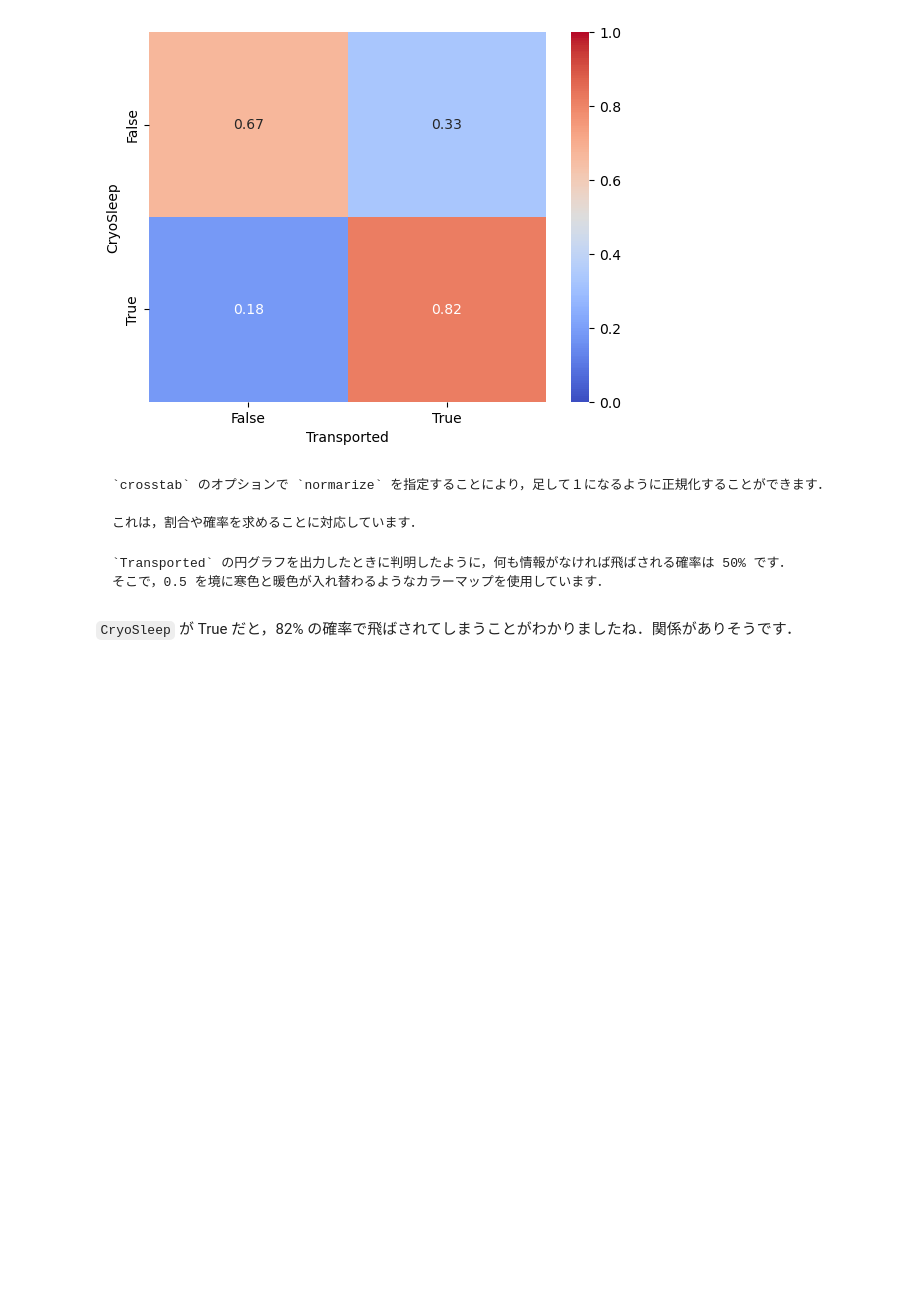
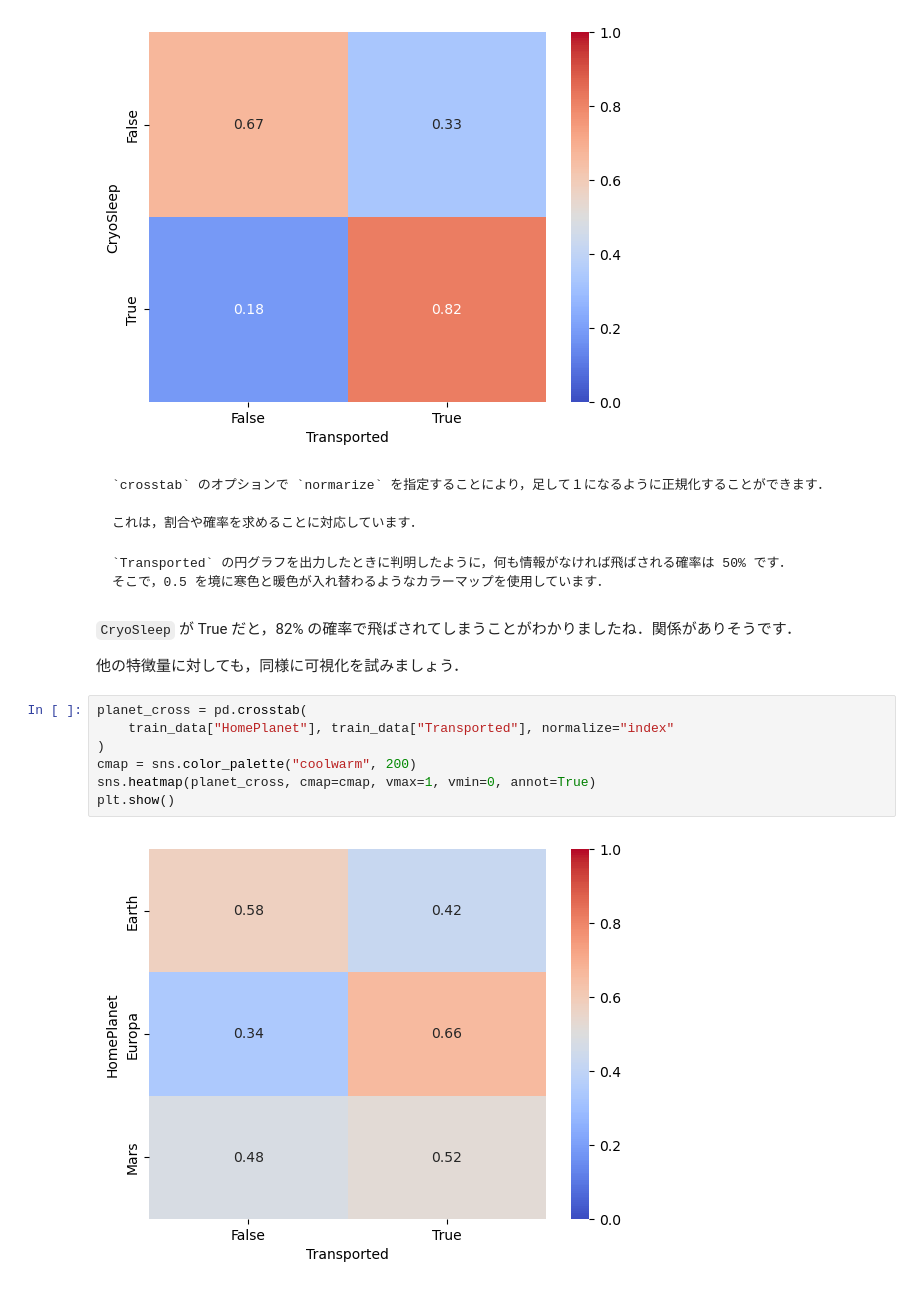
Before and after one commit to Seasawher/spaceship-titanic, a Jupyter notebook: book/relation.ipynb, the cells around one changed output. Drawn from its saved outputs; the diff is of its cells as text; blank space fills up the shorter version.

````diff
--- a/book/relation.ipynb
+++ b/book/relation.ipynb
@@ -230,3 +230,14 @@ plt.show()
 ```
 # %% [markdown]
 `CryoSleep` が True だと，82% の確率で飛ばされてしまうことがわかりましたね．関係がありそうです．
+
+他の特徴量に対しても，同様に可視化を試みましょう．
+# %%
+planet_cross = pd.crosstab(
+    train_data["HomePlanet"], train_data["Transported"], normalize="index"
+)
+cmap = sns.color_palette("coolwarm", 200)
+sns.heatmap(planet_cross, cmap=cmap, vmax=1, vmin=0, annot=True)
+plt.show()
+# %% [output]
+[figure, added]
````
Also changed, not shown: parts of 2 cells of this notebook.
